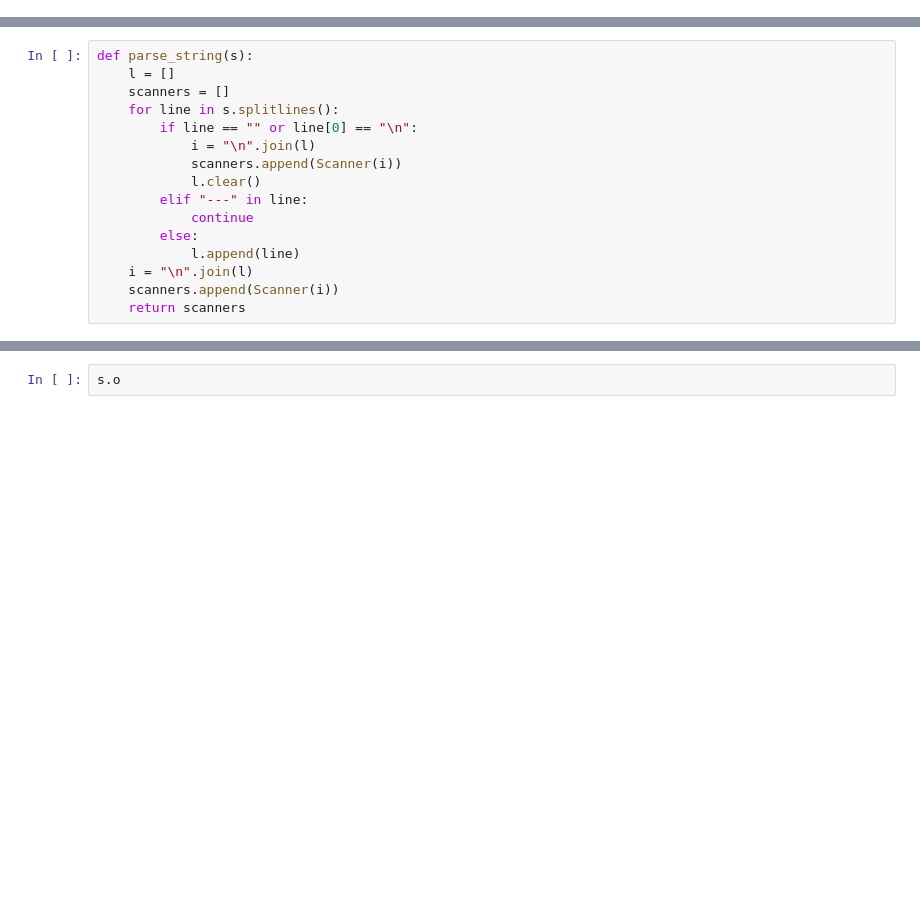
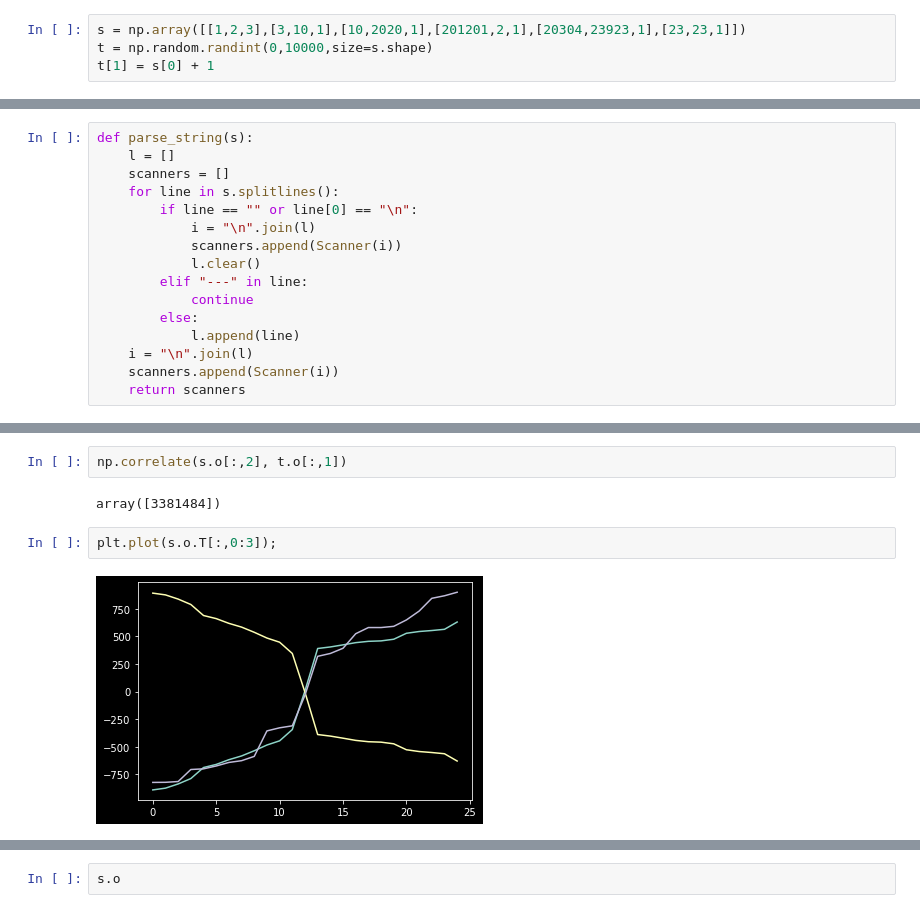
Before and after one commit to jstammers/AdventOfCode, a Jupyter notebook: 2021/aco.ipynb, the cells around one changed output, grey strips where cells are left out. Saved outputs shown, nothing was run; the diff lists cells and outputs as text; blank space fills up the shorter version.

```diff
--- a/2021/aco.ipynb
+++ b/2021/aco.ipynb
@@ -2205,0 +2227,4 @@ class Scanner:
+# %%
+s = np.array([[1,2,3],[3,10,1],[10,2020,1],[201201,2,1],[20304,23923,1],[23,23,1]])
+t = np.random.randint(0,10000,size=s.shape)
+t[1] = s[0] + 1
@@ -2236,0 +2520,8 @@ t = scanners[1]
+# %%
+np.correlate(s.o[:,2], t.o[:,1])
+# %% [output]
+array([3381484])
+# %%
+plt.plot(s.o.T[:,0:3]);
+# %% [output]
+[figure, added]
```
Also changed, not shown: parts of 44 cells of this notebook.
